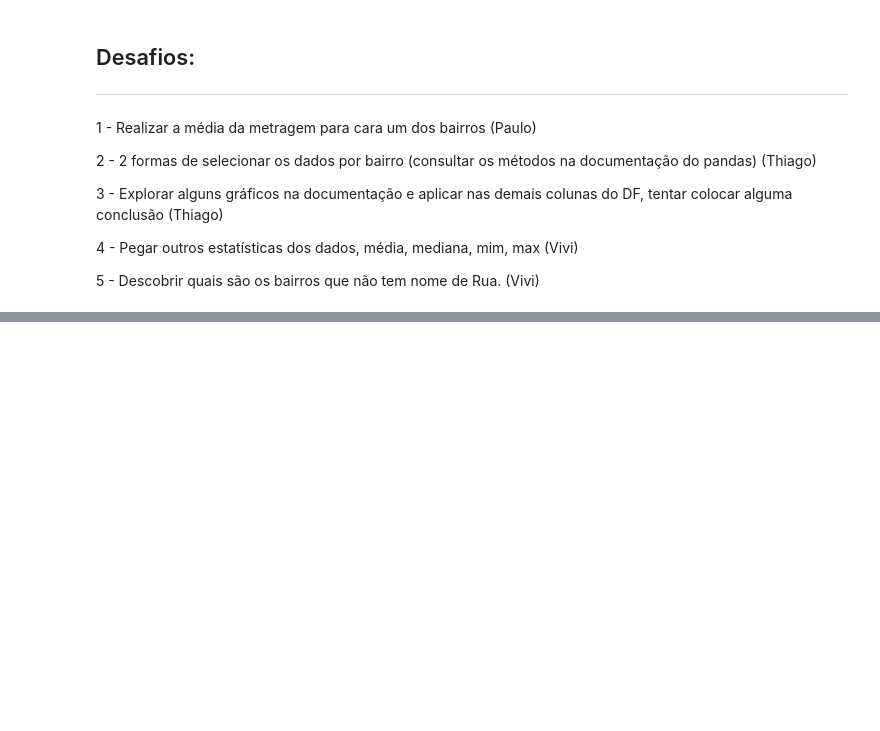
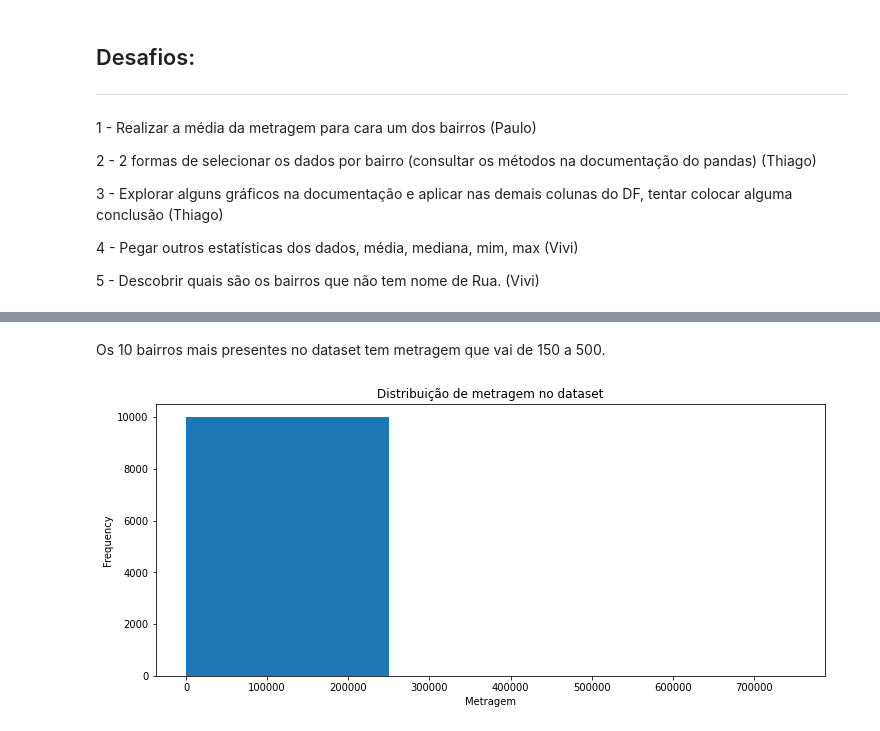
Before and after one commit to njuliacsouza/imersaoDADOS_Alura4, a Jupyter notebook: desafios/Imersao_dados_4_aula01.ipynb, the cells around one changed output, grey strips where cells are left out. Saved outputs shown, nothing was run; the diff lists cells and outputs as text; code cells hidden in the pictures; blank space fills up the shorter version.

```diff
--- a/desafios/Imersao_dados_4_aula01.ipynb
+++ b/desafios/Imersao_dados_4_aula01.ipynb
@@ -159,0 +219,10 @@ n_imoveis_bairro.head(10).plot.bar()
+# %% [markdown]
+Os 10 bairros mais presentes no dataset tem metragem que vai de 150 a 500.
+# %%
+plt.figure(figsize=(12,5))
+plt.title('Distribuição de metragem no dataset')
+dados['Metragem'].plot.hist(bins=3) #, xticks=[i*10 for i in range(0, 30)])
+plt.xlabel('Metragem')
+plt.show()
+# %% [output]
+[figure, added]
```
Also changed, not shown: parts of 16 cells of this notebook.
